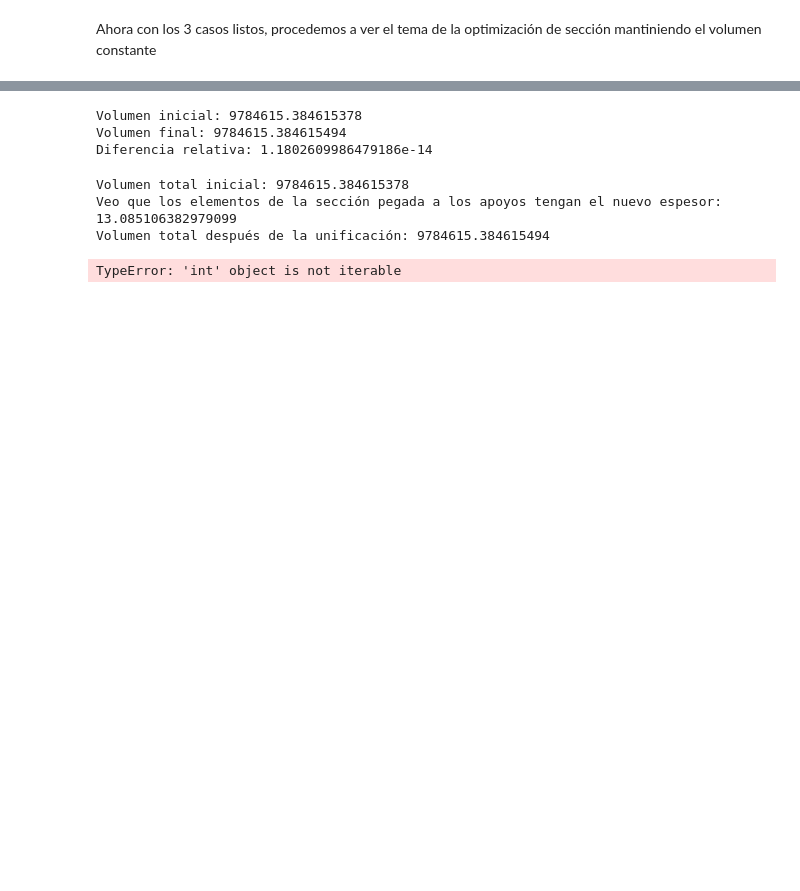
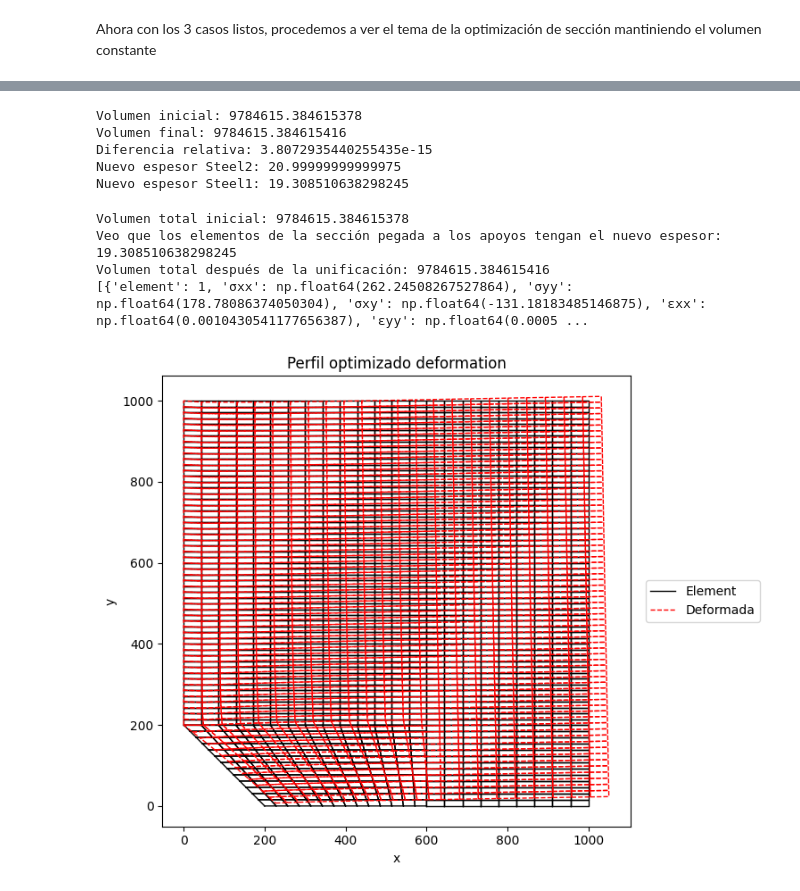
Before and after one commit to berckanala/01-Finite-Element, a Jupyter notebook: T3/Final_HWquad.ipynb, the cells around one changed output, grey strips where cells are left out. Cells and saved outputs as stored; diff of their text form; code cells hidden in the pictures; blank space fills up the shorter version.

```diff
--- a/T3/Final_HWquad.ipynb
+++ b/T3/Final_HWquad.ipynb
@@ -670,7 +670,7 @@ V_heads, A_heads = total_volume_of_group(elements, heads_nodes)
 V_handle, A_handle = total_volume_of_group(elements, handle_nodes)
 
 # Paso 4: definir porcentaje de redistribución
-reduction_factor = 1.5  # 5% de reducción en manilla
+reduction_factor = 1.05  # 5% de reducción en manilla
 
 # Paso 5: calcular nuevos espesores
 new_thickness_handle = (V_handle * reduction_factor) / A_handle
@@ -698,28 +698,33 @@ V_total_final = total_volume(elements)
 print("Volumen inicial:", V_total_inicial)
 print("Volumen final:", V_total_final)
 print("Diferencia relativa:", abs(V_total_final - V_total_inicial) / V_total_inicial)
+print("Nuevo espesor Steel2:", new_thickness_handle)
+print("Nuevo espesor Steel1:", new_thickness_heads)
 # %% [output]
 Volumen inicial: 9784615.384615378
-Volumen final: 9784615.384615494
-Diferencia relativa: 1.1802609986479186e-14
+Volumen final: 9784615.384615416
+Diferencia relativa: 3.8072935440255435e-15
+Nuevo espesor Steel2: 20.99999999999975
+Nuevo espesor Steel1: 19.308510638298245
 # %%
 
 print("Volumen total inicial:", V0)
 print("Veo que los elementos de la sección pegada a los apoyos tengan el nuevo espesor:", elements[44].section.thickness)
 print("Volumen total después de la unificación:", total_volume(elements))
 i=2
 apply_distributed_force_especial(grupos, elements, 1500*kN)
 u=solve(nodes, elements)
-plot_deformed_shape(nodes, elements, u, i, scale=5, folder="Resultados")
+plot_deformed_shape(nodes, elements, u, i, scale=100, folder="Resultados", title=f"{titulo} deformation")
 results = compute_stress_strain_components(elements, u)
 plot_all_fields(results, nodes, elements, i)
 print(results_inicial)
 print(results)
 # %% [output]
 Volumen total inicial: 9784615.384615378
-Veo que los elementos de la sección pegada a los apoyos tengan el nuevo espesor: 13.085106382979099
-Volumen total después de la unificación: 9784615.384615494
+Veo que los elementos de la sección pegada a los apoyos tengan el nuevo espesor: 19.308510638298245
+Volumen total después de la unificación: 9784615.384615416
+[{'element': 1, 'σxx': np.float64(262.24508267527864), 'σyy': np.float64(178.78086374050304), 'σxy': np.float64(-131.18183485146875), 'εxx': np.float64(0.0010430541177656387), 'εyy': np.float64(0.0005 ...
-TypeError: 'int' object is not iterable
+[figure, added]
 # %%
 sigma1_inicial = np.array([res['σ1'] for res in results_inicial])
 sigma1_actual = np.array([res['σ1'] for res in results])
```
Also changed, not shown: parts of 5 cells of this notebook, 25 other files.
